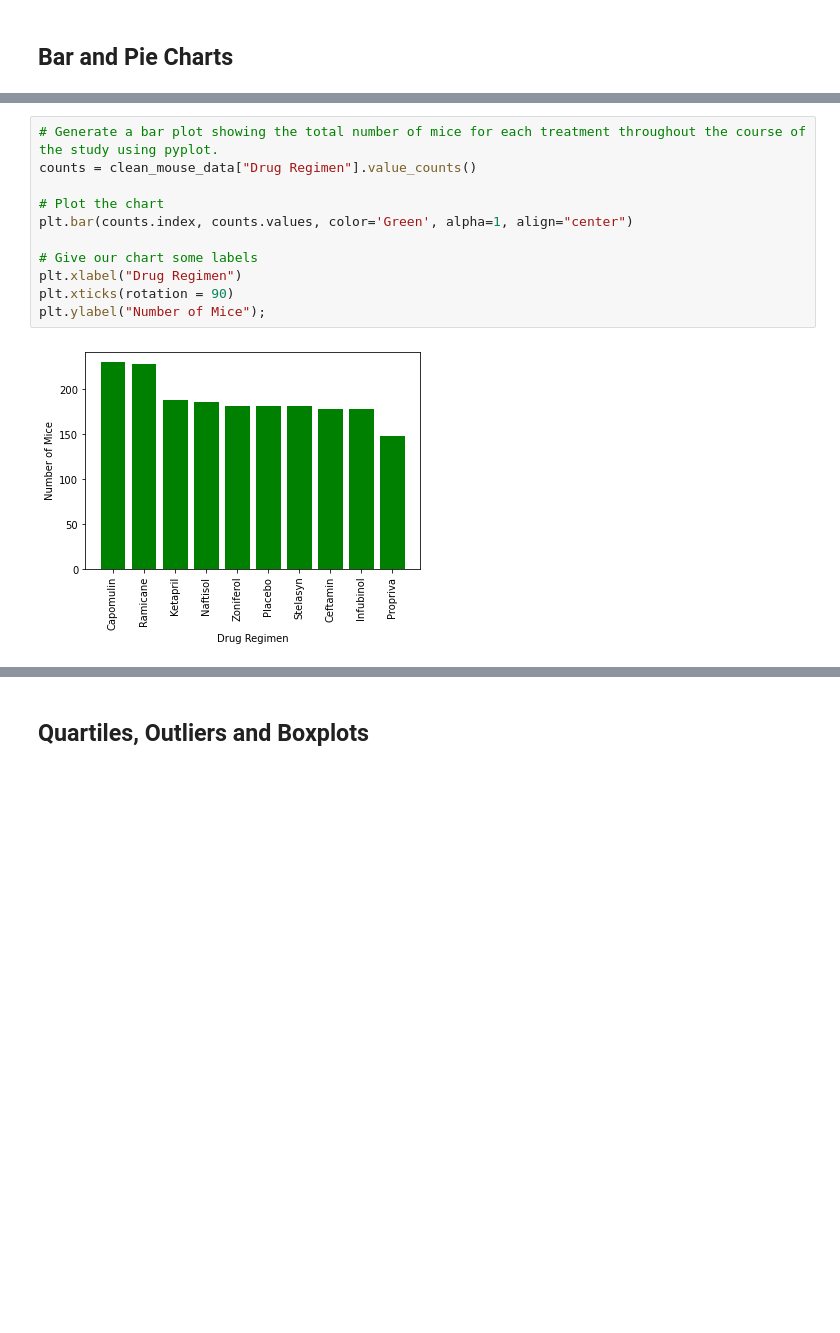
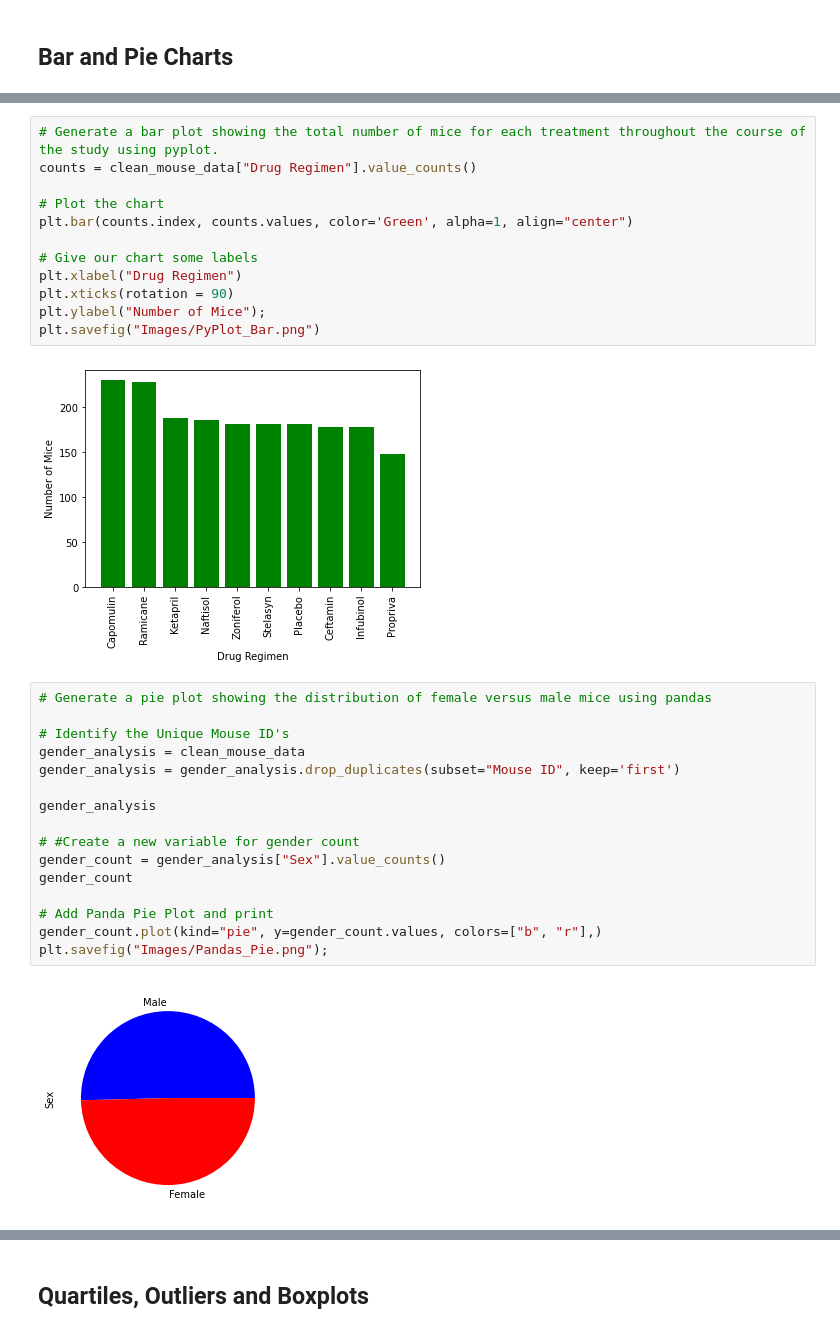
Before and after one commit to granttowers/matplotlib-challenge, a Jupyter notebook: pymaceuticals_starter.ipynb, the cells around one changed output, grey strips where cells are left out. Drawn from its saved outputs; the diff is of its cells as text; blank space fills up the shorter version.

Commit message:
Update 3 - Finished Column and Pie Charts

```diff
--- a/pymaceuticals_starter.ipynb
+++ b/pymaceuticals_starter.ipynb
@@ -208,6 +213,25 @@ plt.bar(counts.index, counts.values, color='Green', alpha=1, align="center")
 plt.xlabel("Drug Regimen")
 plt.xticks(rotation = 90)
 plt.ylabel("Number of Mice");
+plt.savefig("Images/PyPlot_Bar.png")
 # %% [output]
 [figure]
+# %%
+# Generate a pie plot showing the distribution of female versus male mice using pandas
+
+# Identify the Unique Mouse ID's
+gender_analysis = clean_mouse_data
+gender_analysis = gender_analysis.drop_duplicates(subset="Mouse ID", keep='first')
+
+gender_analysis
+
+# #Create a new variable for gender count
+gender_count = gender_analysis["Sex"].value_counts()
+gender_count
+
+# Add Panda Pie Plot and print
+gender_count.plot(kind="pie", y=gender_count.values, colors=["b", "r"],)
+plt.savefig("Images/Pandas_Pie.png");
+# %% [output]
+[figure, added]
 # %%
```
Also changed, not shown: parts of 11 cells of this notebook, 4 other files.
